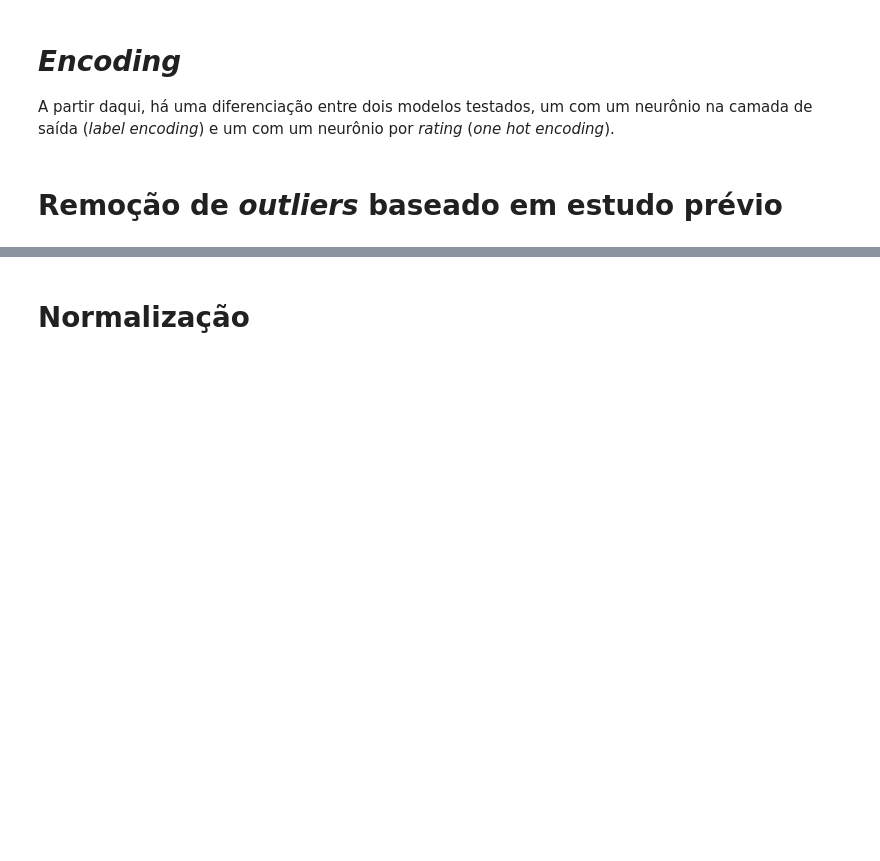
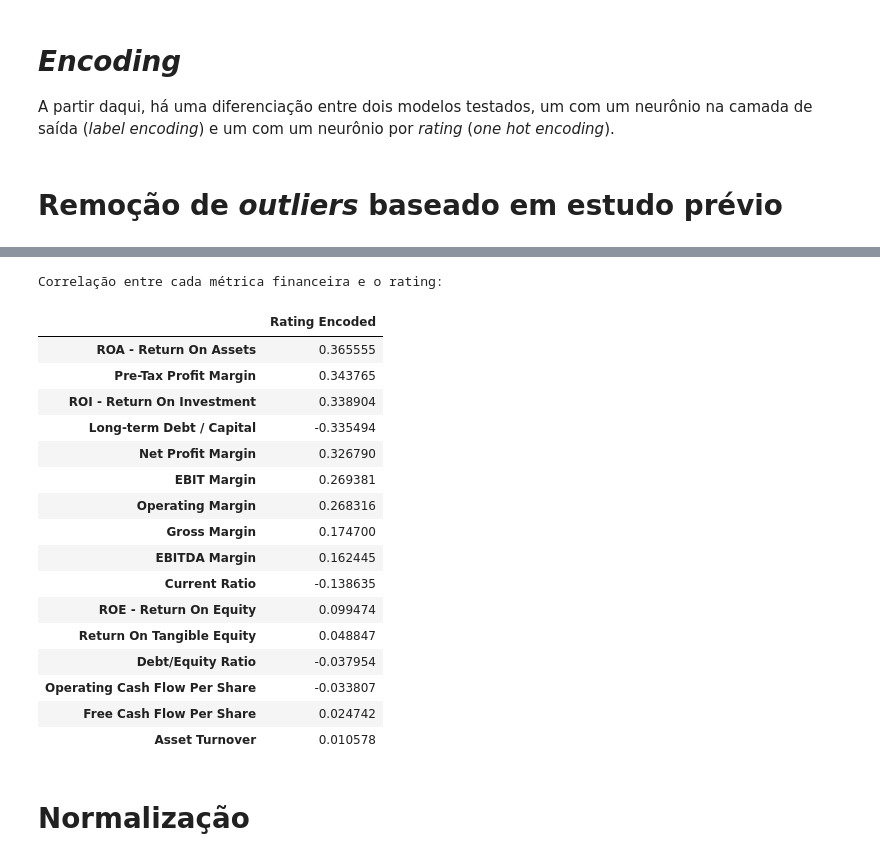
Before and after one commit to ChristianNMoreira/corporateRatingClassificationNN, a Jupyter notebook: corporateCreditRating.ipynb, the cells around one changed output, grey strips where cells are left out. Cells and saved outputs as stored; diff of their text form; code cells hidden in the pictures; blank space fills up the shorter version.

Commit message:
Adiciona regressão linear nos gráficos das colunas e coeficiente de correlação

```diff
--- a/corporateCreditRating.ipynb
+++ b/corporateCreditRating.ipynb
@@ -130,3 +148,35 @@ plt.show()
+# %%
+df_relevant = df_ratings[input_columns + ['Rating Encoded']]
+correlation_matrix = df_relevant.corr()
+
+# Obter a correlação com a coluna de rating numérico
+rating_correlation = correlation_matrix['Rating Encoded'].drop('Rating Encoded')
+
+# Exibir os resultados
+print("Correlação entre cada métrica financeira e o rating:")
+# print(rating_correlation.sort_values())
+df_rating_correlation = rating_correlation.to_frame()
+df_rating_correlation['abs(Rating)'] = abs(df_rating_correlation['Rating Encoded'])
+df_rating_correlation.sort_values('abs(Rating)', ascending=False).drop(columns=['abs(Rating)'])
+# %% [output]
+Correlação entre cada métrica financeira e o rating:
+|  | Rating Encoded |
+| ROA - Return On Assets | 0.365555 |
+| Pre-Tax Profit Margin | 0.343765 |
+| ROI - Return On Investment | 0.338904 |
+| Long-term Debt / Capital | -0.335494 |
+| Net Profit Margin | 0.326790 |
+| EBIT Margin | 0.269381 |
+| Operating Margin | 0.268316 |
+| Gross Margin | 0.174700 |
+| EBITDA Margin | 0.162445 |
+| Current Ratio | -0.138635 |
+| ROE - Return On Equity | 0.099474 |
+| Return On Tangible Equity | 0.048847 |
+| Debt/Equity Ratio | -0.037954 |
+| Operating Cash Flow Per Share | -0.033807 |
+| Free Cash Flow Per Share | 0.024742 |
+| Asset Turnover | 0.010578 |
 # %% [markdown]
 # Normalização
 # %%
```
Also changed, not shown: parts of 16 cells of this notebook.
